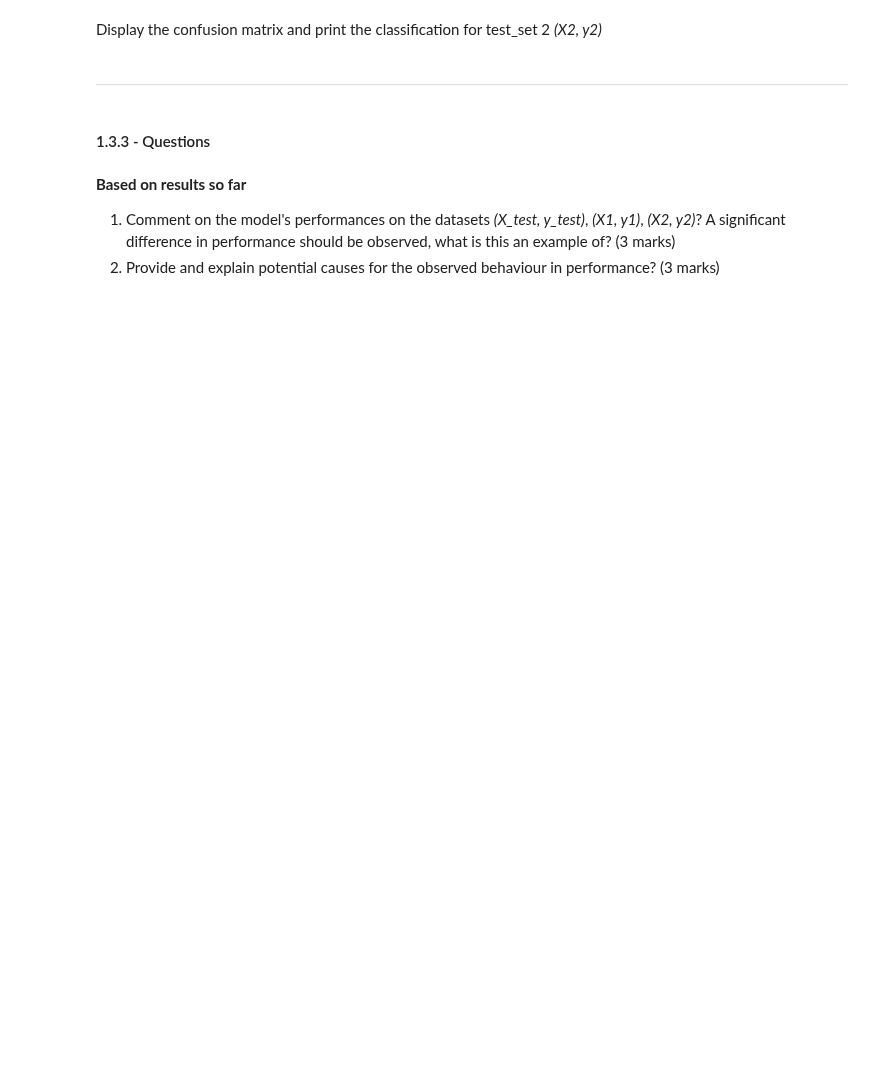
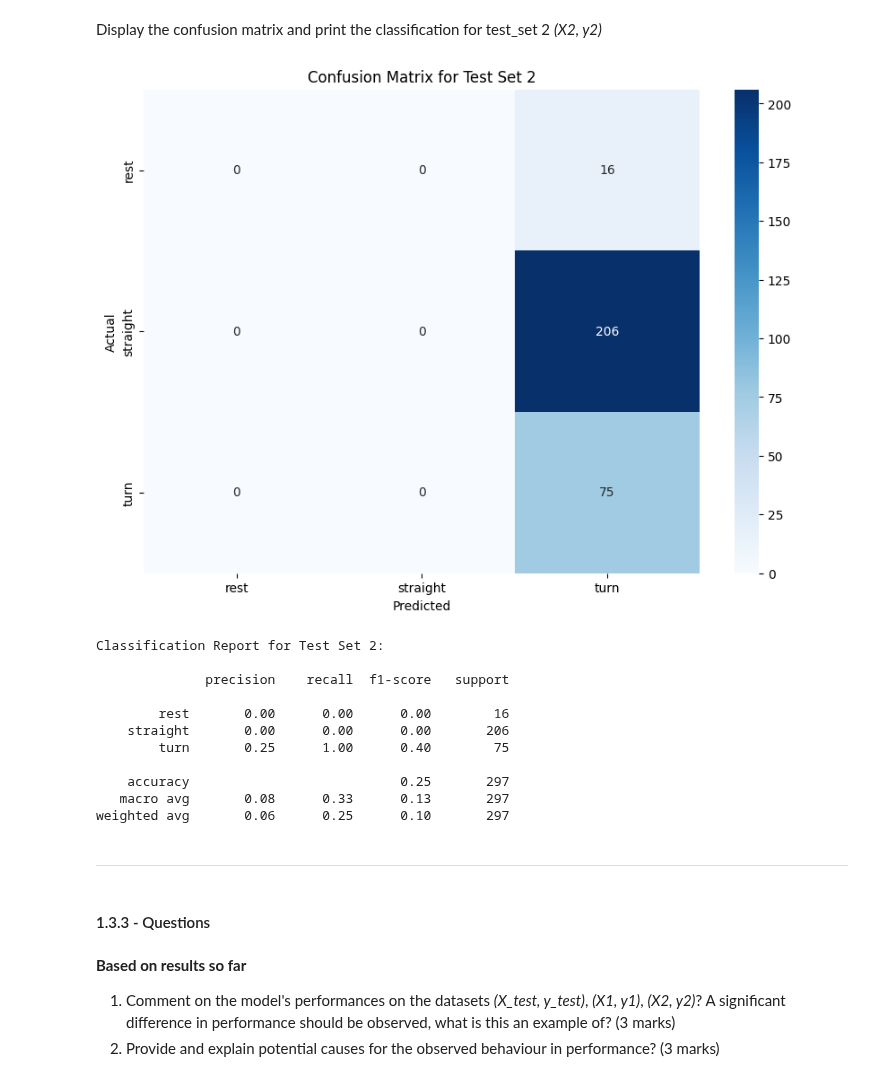
Before and after one commit to elviskwakunyarko/ENGG680_2024_fall, a Jupyter notebook: Lab_Assignment4/Assignment 4.ipynb, the cells around one changed output. Saved outputs shown, nothing was run; the diff lists cells and outputs as text; code cells hidden in the pictures; blank space fills up the shorter version.

```diff
--- a/Lab_Assignment4/Assignment 4.ipynb
+++ b/Lab_Assignment4/Assignment 4.ipynb
@@ -175,5 +390,7 @@ X1.head(2)
 # %%
 # TODO - Load the target vector from test_set2 into y2, and all features from test_set2 into X2
-# y2 =
-# X2 =
+y2 = test_set2['motion_state']  # Target vector
+X2 = test_set2.drop(columns=['motion_state'])  # All features
+
+# Display the first 2 rows of X2
 X2.head(2)
@@ -201,3 +466,44 @@ Display the confusion matrix and print the classification for test_set 2 *(X2, y
+# %%
+# TODO - Display confusion matrix and print classification report for (X2, y2)
+
+# Generate predictions using the best model from the grid search for test_set2
+y2_pred = grid_search.predict(X2)
+
+# Generate the confusion matrix for test_set2
+conf_matrix2 = confusion_matrix(y2, y2_pred)
+
+# Display the confusion matrix
+plt.figure(figsize=(10, 7))
+sns.heatmap(
+    conf_matrix2,
+    annot=True,
+    fmt='d',
+    cmap='Blues',
+    xticklabels=sorted(y2.unique()),  # Ensure labels are in sorted order
+    yticklabels=sorted(y2.unique())
+)
+plt.xlabel('Predicted')
+plt.ylabel('Actual')
+plt.title('Confusion Matrix for Test Set 2')
+plt.show()
+
+# Print the classification report for test_set2
+class_report2 = classification_report(y2, y2_pred, zero_division=0)
+print("Classification Report for Test Set 2:\n")
+print(class_report2)
+# %% [output]
+[figure, added]
+Classification Report for Test Set 2:
+
+              precision    recall  f1-score   support
+
+        rest       0.00      0.00      0.00        16
+    straight       0.00      0.00      0.00       206
+        turn       0.25      1.00      0.40        75
+
+    accuracy                           0.25       297
+   macro avg       0.08      0.33      0.13       297
+weighted avg       0.06      0.25      0.10       297
 # %% [markdown]
 ___
 # %% [markdown]
```
Also changed, not shown: parts of 112 cells of this notebook.
